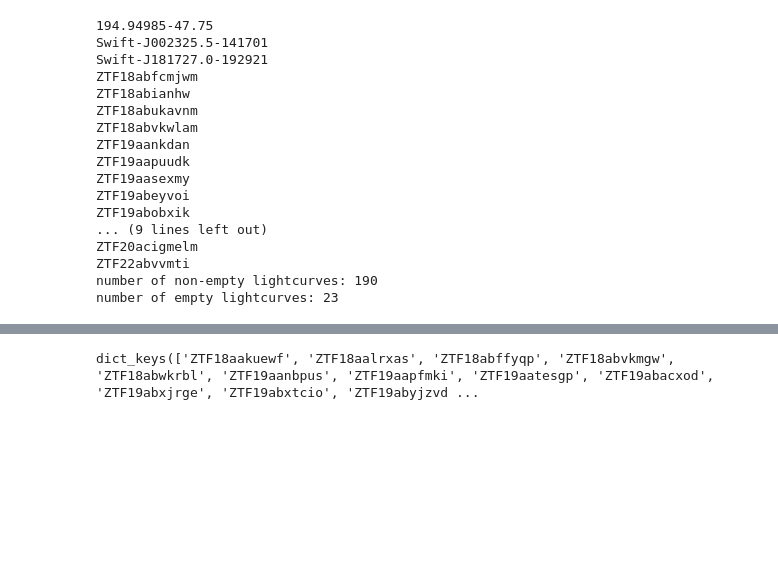
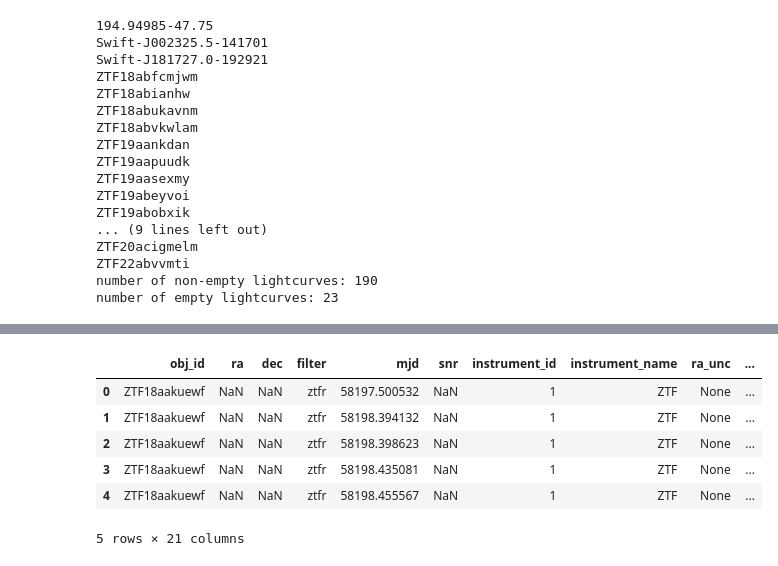
Before and after one commit to tylerbarna/kn-imposters, a Jupyter notebook: hq_candidates.ipynb, the cells around one changed output, grey strips where cells are left out. Cells and saved outputs as stored; diff of their text form; code cells hidden in the pictures; blank space fills up the shorter version.

```diff
--- a/hq_candidates.ipynb
+++ b/hq_candidates.ipynb
@@ -133,7 +134,15 @@ hflc_dict = {key: value for key, value in flc_dict.items() if key in hq_cands['o
 mflc_dict = {key: value for key, value in flc_dict.items() if key in mq_cands['object'].values} ## medium quality
 lflc_dict = {key: value for key, value in flc_dict.items() if key in lq_cands['object'].values} ## low quality
 zlc_dict =  {key: value for key, value in flc_dict.items() if key in z_cands['object'].values} ## redshift
-# %%
-zlc_dict.keys()
-# %% [output]
-dict_keys(['ZTF18aakuewf', 'ZTF18aalrxas', 'ZTF18abffyqp', 'ZTF18abvkmgw', 'ZTF18abwkrbl', 'ZTF19aanbpus', 'ZTF19aapfmki', 'ZTF19aatesgp', 'ZTF19abacxod', 'ZTF19abxjrge', 'ZTF19abxtcio', 'ZTF19abyjzvd ...
+# %%
+display(zlc_dict['ZTF18aakuewf'].head())
+for item in zlc_dict:
+    zlc_dict[item]['absmag'] = absmag(zlc_dict[item]['mag'], z_cands[z_cands['object'] == item]['redshift'].values[0])
+# %% [output]
+|  | obj_id | ra | dec | filter | mjd | snr | instrument_id | instrument_name | ra_unc | ... |
+| 0 | ZTF18aakuewf | NaN | NaN | ztfr | 58197.500532 | NaN | 1 | ZTF | None | ... |
+| 1 | ZTF18aakuewf | NaN | NaN | ztfr | 58198.394132 | NaN | 1 | ZTF | None | ... |
+| 2 | ZTF18aakuewf | NaN | NaN | ztfr | 58198.398623 | NaN | 1 | ZTF | None | ... |
+| 3 | ZTF18aakuewf | NaN | NaN | ztfr | 58198.435081 | NaN | 1 | ZTF | None | ... |
+| 4 | ZTF18aakuewf | NaN | NaN | ztfr | 58198.455567 | NaN | 1 | ZTF | None | ... |
+5 rows × 21 columns
```
Also changed, not shown: parts of 5 cells of this notebook.
